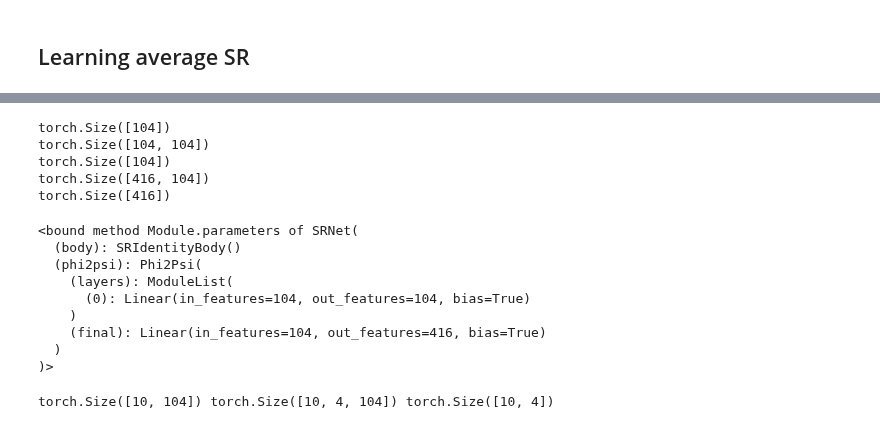
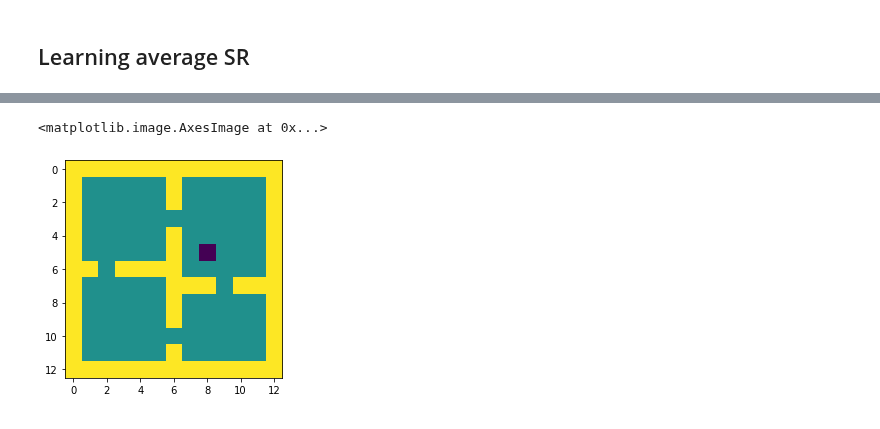
Before and after one commit to psurya1994/successor-feature-representations, a Jupyter notebook: test.ipynb, the cells around one changed output, grey strips where cells are left out. Cells and saved outputs as stored; diff of their text form; code cells hidden in the pictures.

```diff
--- a/test.ipynb
+++ b/test.ipynb
@@ -27,26 +9,0 @@ net = SRNet(config.action_dim, SRIdentityBody(config.state_dim))
-# %%
-for parameter in net.parameters():
-    print(parameter.size())
-# %% [output]
-torch.Size([104])
-torch.Size([104, 104])
-torch.Size([104])
-torch.Size([416, 104])
-torch.Size([416])
-# %%
-net1.parameters
-# %% [output]
-<bound method Module.parameters of SRNet(
-  (body): SRIdentityBody()
-  (phi2psi): Phi2Psi(
-    (layers): ModuleList(
-      (0): Linear(in_features=104, out_features=104, bias=True)
-    )
-    (final): Linear(in_features=104, out_features=416, bias=True)
-  )
-)>
-# %%
-a, b, c = net(torch.rand(10,104))
-print(a.size(), b.size(), c.size())
-# %% [output]
-torch.Size([10, 104]) torch.Size([10, 4, 104]) torch.Size([10, 4])
@@ -134,3 +84,11 @@ def dqn_feature(**kwargs):
     config.max_steps = 1e5
     config.async_actor = False
     run_steps(DQNAgent(config))
+# %%
+from deep_rl.component.fourrooms import FourRooms
+env=FourRooms()
+env.reset()
+plt.imshow(env.render(show_goal=False))
+# %% [output]
+<matplotlib.image.AxesImage at 0x...>
+[figure, added]
```
Also changed, not shown: parts of 13 cells of this notebook, 1 other file.
